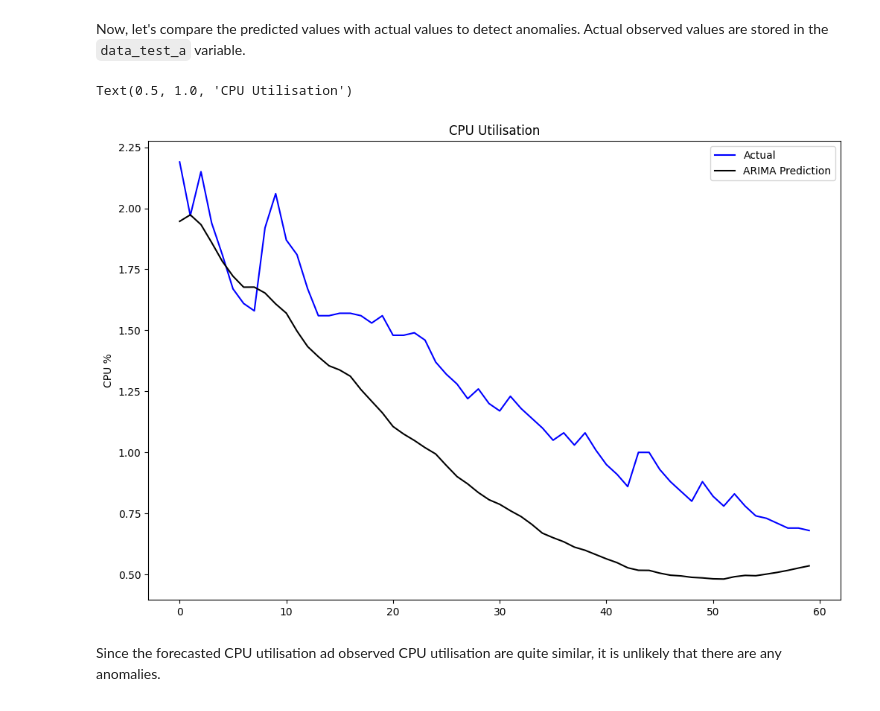
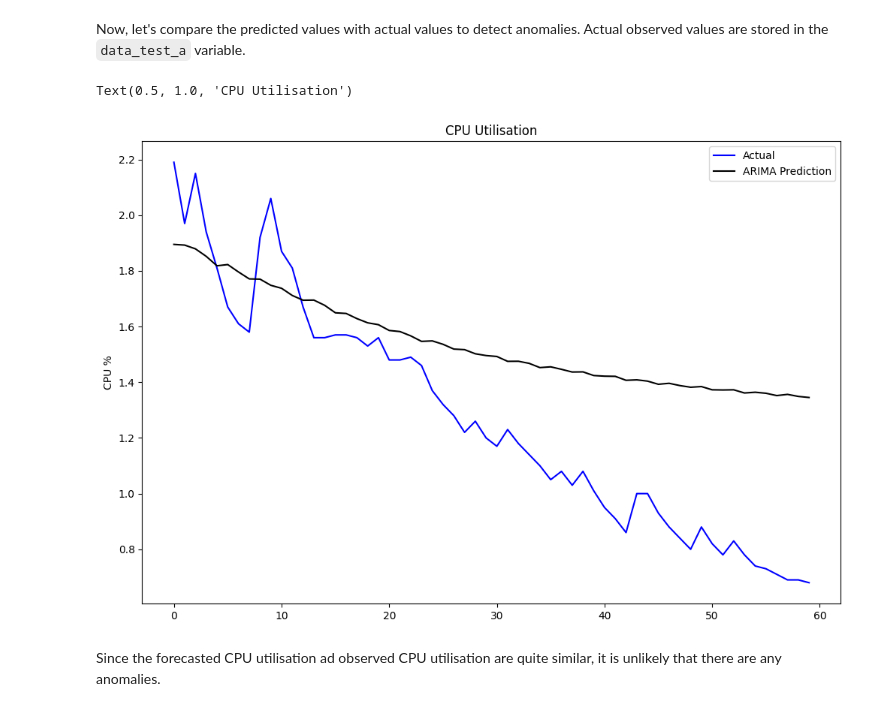
Before and after one commit to hasan-rakibul/AI-cybersec, a Jupyter notebook: lab_10/lab_10.ipynb, the cells around one changed output. Cells and saved outputs as stored; diff of their text form; code cells hidden in the pictures.

```diff
--- a/lab_10/lab_10.ipynb
+++ b/lab_10/lab_10.ipynb
@@ -80,8 +66,6 @@ np.float = float
 # %%
-model_a = pf.ARIMA(
-    data=data_train_a['cpu'].to_numpy(),
-    ar=11,
-    ma=11,
-    integ=0
+model_a = ARIMA(
+    data_train_a['cpu'].to_numpy(),
+    order=(11, 0, 11) # (AR order, differencing order, MA order)
 )
 # %% [markdown]
@@ -93,7 +77,3 @@ To oversimplify matters, AR and MA orders are needed to correct any residual aut
 order is a term used to make the series stationary — an already stationary series should have a differencing order of 0, a series with a constant average trend (steadily trending upward or downward) should have a differencing order of 1, etc.
 # %% [markdown]
 ## Running the ARIMA model with necessary plotting
-# %%
-# Estimate latent variables for the model using the
-# Metropolis-Hastings algorithm as the inference method
-x = model_a.fit("M-H")
@@ -112,2 +80,4 @@ model_a.plot_fit(figsize=(12, 8))
+# %%
+model_a_fit = model_a.fit()
 # %% [markdown]
 As we can see, the results fit the observed data quite well. Next, we can do an in-sample test on the last 60 data points of the training data. The in-sample test is a validation step that treats the last subsection of the series as unknown and performs forecasting for those time steps. This process allows us to evaluate performance of the model without running tests on future/test data:
@@ -125,13 +88,16 @@ y_pred = model_a.predict(h=60)
+# %%
+# prediction
+y_pred = model_a_fit.forecast(steps=len(data_test_a))
 # %%
 plt.figure(figsize=(12, 8))
 plt.plot(data_test_a['cpu'].to_numpy(), color='blue', label='Actual')
-plt.plot(y_pred.to_numpy(), color='black', label='ARIMA Prediction')
+plt.plot(y_pred, color='black', label='ARIMA Prediction')
 plt.legend()
 plt.ylabel('CPU %')
 plt.title('CPU Utilisation')
 # %% [output]
 Text(0.5, 1.0, 'CPU Utilisation')
-[figure, old version]
+[figure, new version]
 # %% [markdown]
 Since the forecasted CPU utilisation ad observed CPU utilisation are quite similar, it is unlikely that there are any anomalies.
 # %% [markdown]
```
Also changed, not shown: parts of 10 cells of this notebook.
